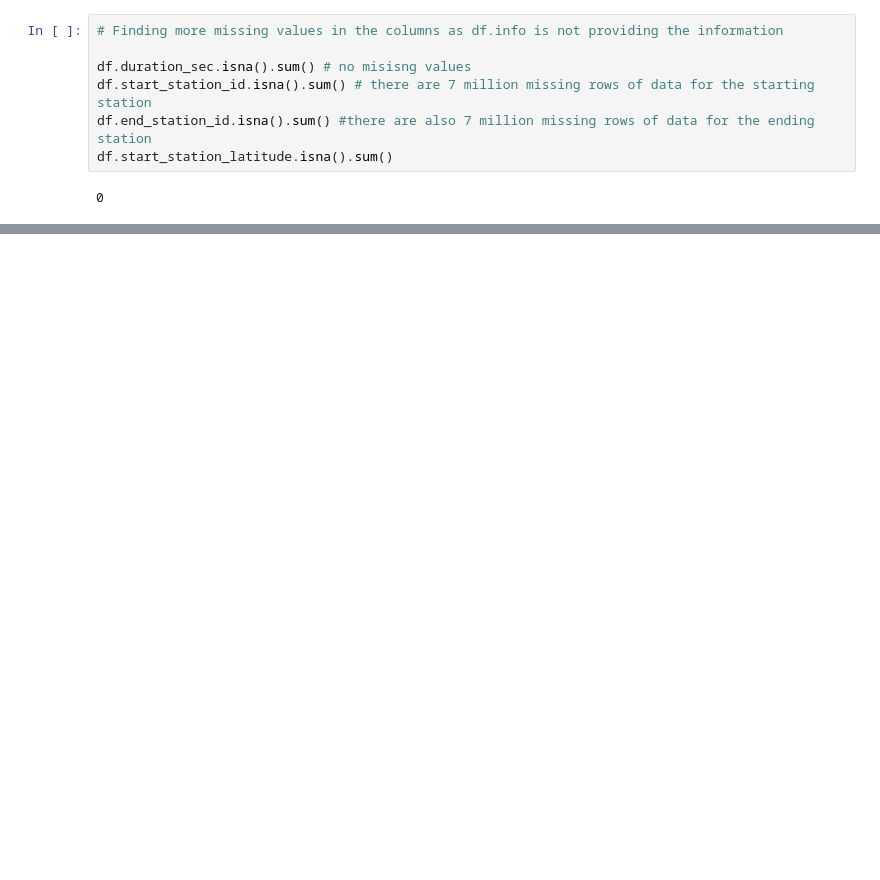
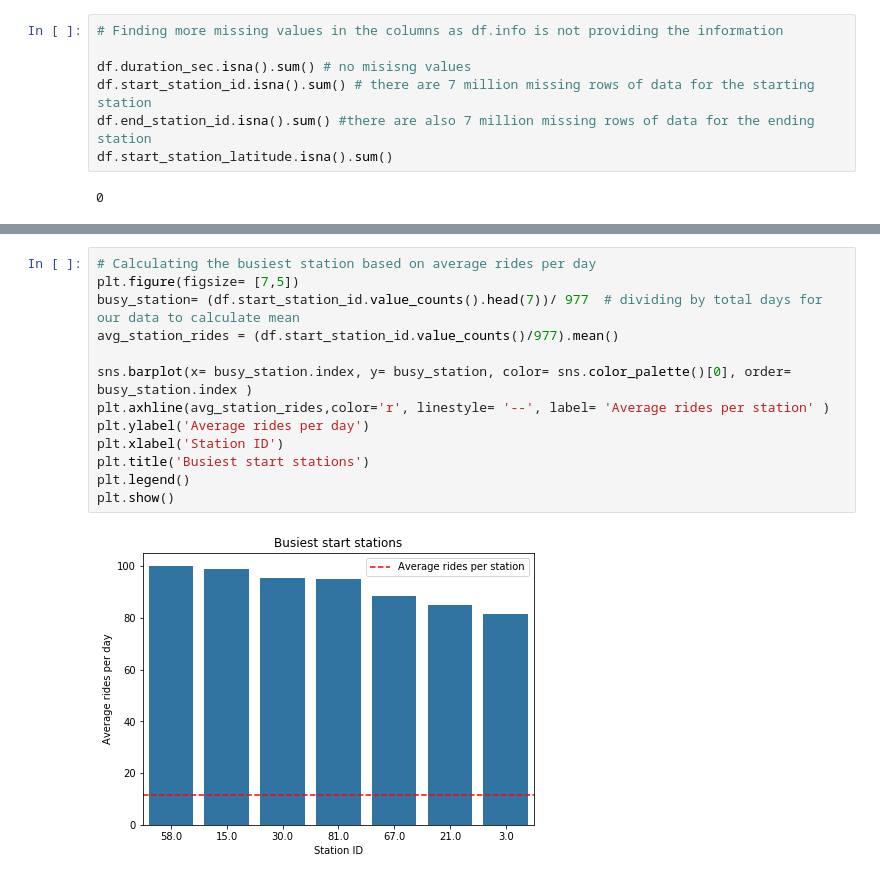
Before and after one commit to srinivasayer4/Ford-GoBike-Analysis, a Jupyter notebook: Udacity Ford GoBike Analysis.ipynb, the cells around one changed output, grey strips where cells are left out. Saved outputs shown, nothing was run; the diff lists cells and outputs as text; blank space fills up the shorter version.

```diff
--- a/Udacity Ford GoBike Analysis.ipynb
+++ b/Udacity Ford GoBike Analysis.ipynb
@@ -135,0 +302,15 @@ df['duration_min']= df.duration_sec/60
+# %%
+# Calculating the busiest station based on average rides per day
+plt.figure(figsize= [7,5])
+busy_station= (df.start_station_id.value_counts().head(7))/ 977  # dividing by total days for our data to calculate mean
+avg_station_rides = (df.start_station_id.value_counts()/977).mean()
+
+sns.barplot(x= busy_station.index, y= busy_station, color= sns.color_palette()[0], order= busy_station.index )
+plt.axhline(avg_station_rides,color='r', linestyle= '--', label= 'Average rides per station' )
+plt.ylabel('Average rides per day')
+plt.xlabel('Station ID')
+plt.title('Busiest start stations')
+plt.legend()
+plt.show()
+# %% [output]
+[figure, added]
```
Also changed, not shown: parts of 81 cells of this notebook.
